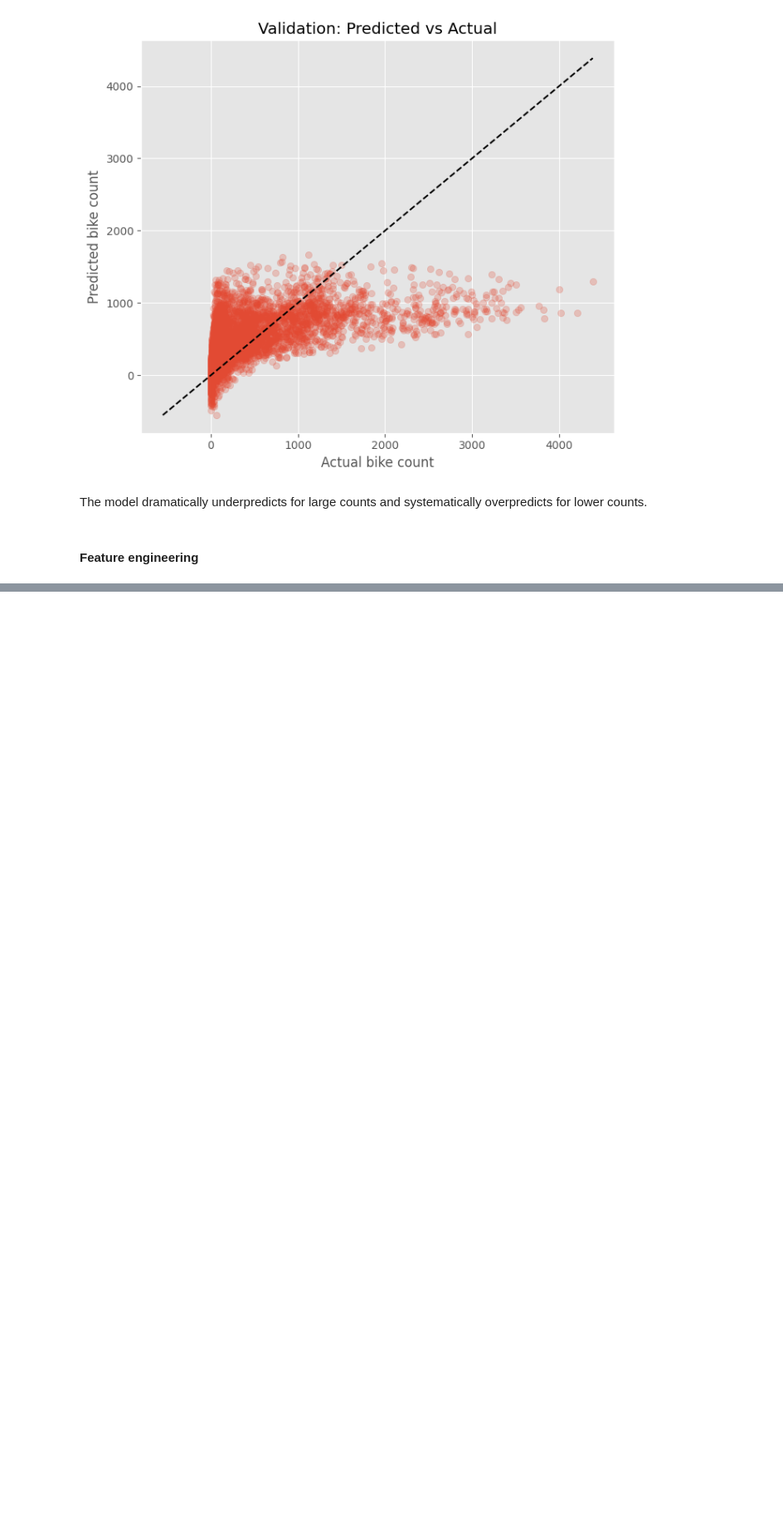
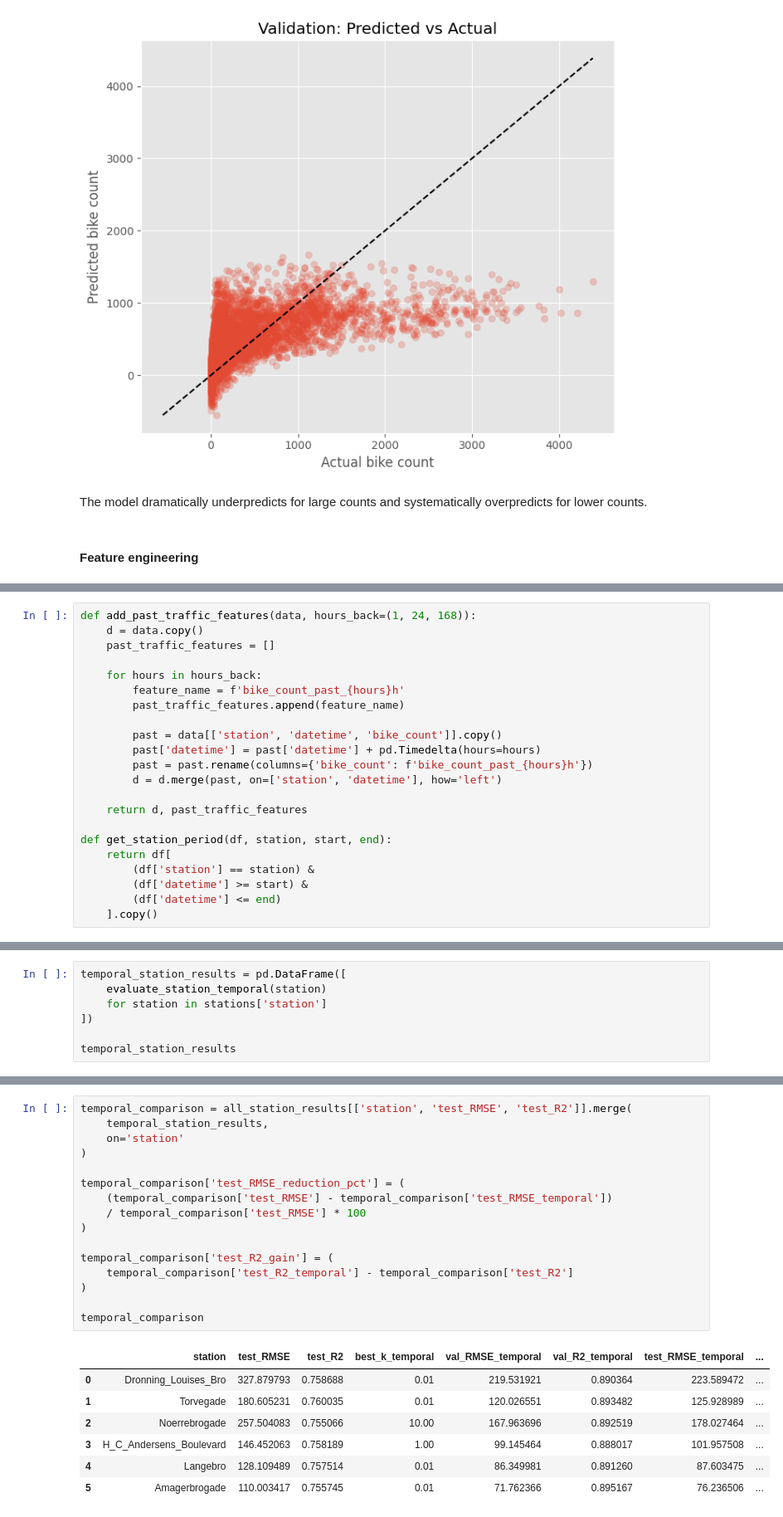
Before and after one commit to julianbarfoed/bike-proj-exam, a Jupyter notebook: sol.ipynb, the cells around one changed output, grey strips where cells are left out. Shown at 83% size. Saved outputs shown, nothing was run; the diff lists cells and outputs as text; blank space fills up the shorter version.

```diff
--- a/sol.ipynb
+++ b/sol.ipynb
@@ -475,0 +732,22 @@ plt.show()
+# %%
+def add_past_traffic_features(data, hours_back=(1, 24, 168)):
+    d = data.copy()
+    past_traffic_features = []
+
+    for hours in hours_back:
+        feature_name = f'bike_count_past_{hours}h'
+        past_traffic_features.append(feature_name)
+
+        past = data[['station', 'datetime', 'bike_count']].copy()
+        past['datetime'] = past['datetime'] + pd.Timedelta(hours=hours)
+        past = past.rename(columns={'bike_count': f'bike_count_past_{hours}h'})
+        d = d.merge(past, on=['station', 'datetime'], how='left')
+
+    return d, past_traffic_features
+
+def get_station_period(df, station, start, end):
+    return df[
+        (df['station'] == station) &
+        (df['datetime'] >= start) &
+        (df['datetime'] <= end)
+    ].copy()
@@ -475,0 +792,7 @@ plt.show()
+# %%
+temporal_station_results = pd.DataFrame([
+    evaluate_station_temporal(station)
+    for station in stations['station']
+])
+
+temporal_station_results
@@ -475,0 +807,24 @@ plt.show()
+# %%
+temporal_comparison = all_station_results[['station', 'test_RMSE', 'test_R2']].merge(
+    temporal_station_results,
+    on='station'
+)
+
+temporal_comparison['test_RMSE_reduction_pct'] = (
+    (temporal_comparison['test_RMSE'] - temporal_comparison['test_RMSE_temporal'])
+    / temporal_comparison['test_RMSE'] * 100
+)
+
+temporal_comparison['test_R2_gain'] = (
+    temporal_comparison['test_R2_temporal'] - temporal_comparison['test_R2']
+)
+
+temporal_comparison
+# %% [output]
+|  | station | test_RMSE | test_R2 | best_k_temporal | val_RMSE_temporal | val_R2_temporal | test_RMSE_temporal | ... |
+| 0 | Dronning_Louises_Bro | 327.879793 | 0.758688 | 0.01 | 219.531921 | 0.890364 | 223.589472 | ... |
+| 1 | Torvegade | 180.605231 | 0.760035 | 0.01 | 120.026551 | 0.893482 | 125.928989 | ... |
+| 2 | Noerrebrogade | 257.504083 | 0.755066 | 10.00 | 167.963696 | 0.892519 | 178.027464 | ... |
+| 3 | H_C_Andersens_Boulevard | 146.452063 | 0.758189 | 1.00 | 99.145464 | 0.888017 | 101.957508 | ... |
+| 4 | Langebro | 128.109489 | 0.757514 | 0.01 | 86.349981 | 0.891260 | 87.603475 | ... |
+| 5 | Amagerbrogade | 110.003417 | 0.755745 | 0.01 | 71.762366 | 0.895167 | 76.236506 | ... |
```
Also changed, not shown: parts of 29 cells of this notebook.
